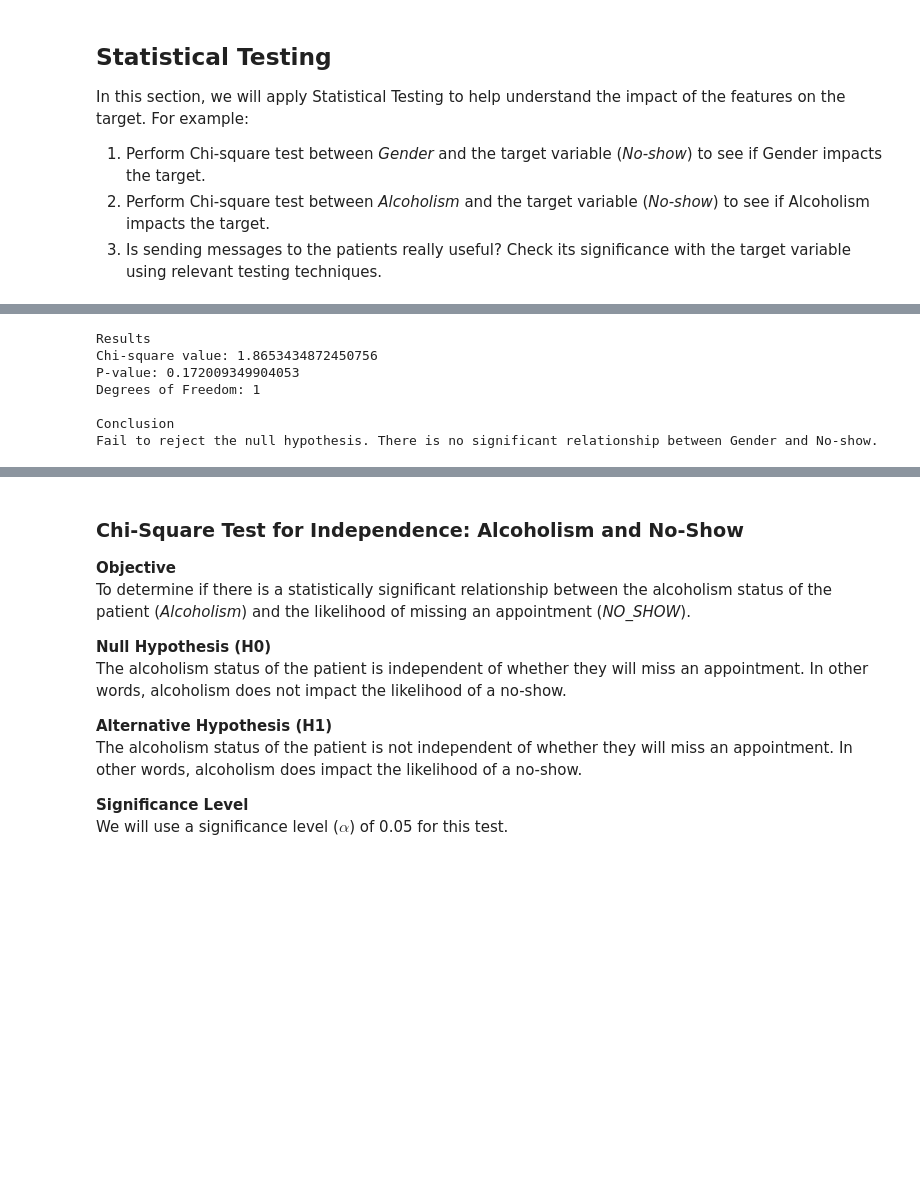
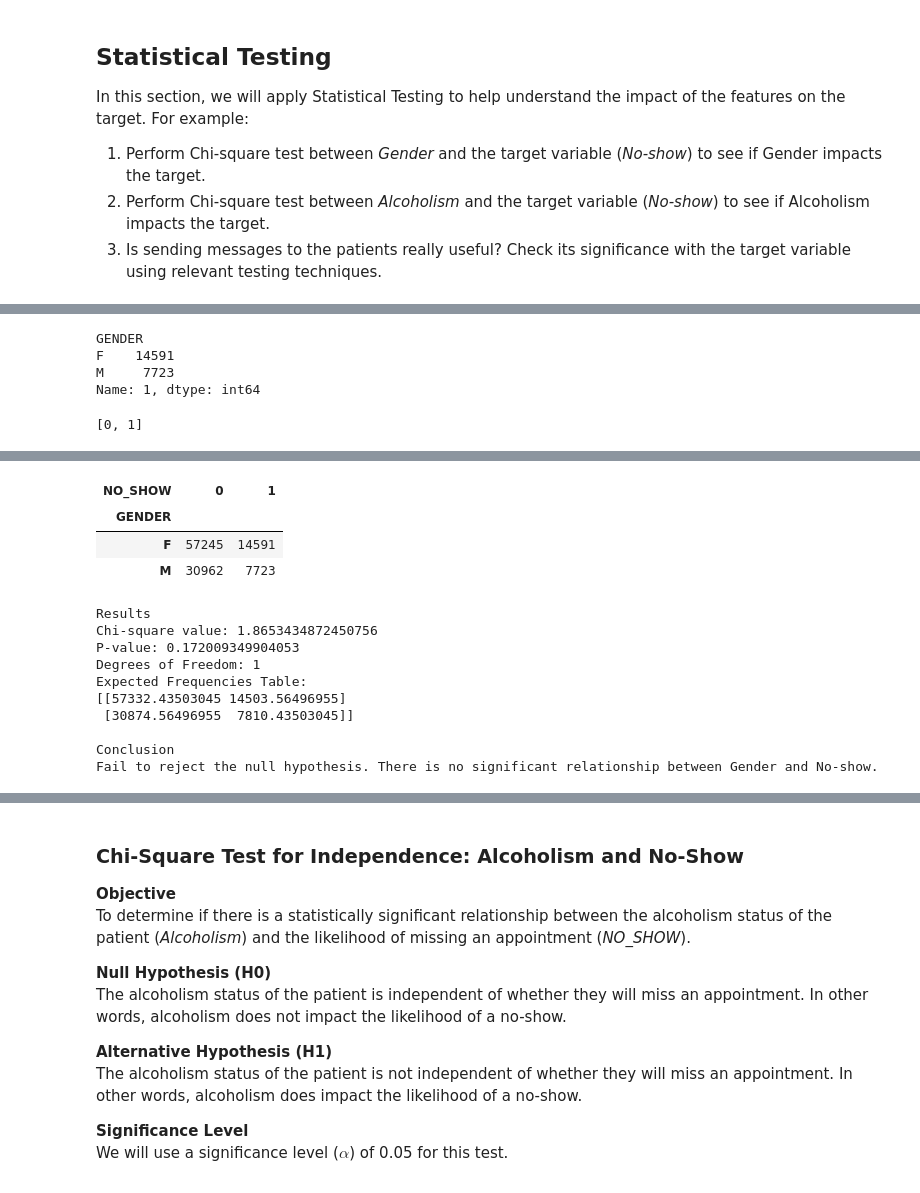
Before and after one commit to makaveli006/Healthcare-Appointment-Absent-Prediction, a Jupyter notebook: 1.Project Notebook.ipynb, the cells around one changed output, grey strips where cells are left out. Drawn from its saved outputs; the diff is of its cells as text; code cells hidden in the pictures; blank space fills up the shorter version.

```diff
--- a/1.Project Notebook.ipynb
+++ b/1.Project Notebook.ipynb
@@ -602,2 +884,13 @@ If the p-value is less than the significance level, we will reject the null hypo
+# %%
+contingency_table_gender[1] # No-Show = 1
+# %% [output]
+GENDER
+F    14591
+M     7723
+Name: 1, dtype: int64
+# %%
+pos
+# %% [output]
+[0, 1]
 # %%
 # Create the contingency table for Gender and NO_SHOW
@@ -629,5 +934,13 @@ plt.show()
 # %% [output]
 [figure]
+# %%
+contingency_table = pd.crosstab(data_pre['GENDER'], data_pre['NO_SHOW'])
+contingency_table
+# %% [output]
+| NO_SHOW | 0 | 1 |
+| GENDER |  |  |
+| F | 57245 | 14591 |
+| M | 30962 | 7723 |
 # %%
 # Create a contingency table
 # This table will show the frequency distribution of no-shows across different genders
@@ -635,16 +948,33 @@ contingency_table = pd.crosstab(data_pre['GENDER'], data_pre['NO_SHOW'])
 
 # Perform the Chi-square test
 chi2, p_value, dof, expected = chi2_contingency(contingency_table)
+# chi2: The Chi-square test statistic.
+# It measures how much the observed counts (actual data)
+# deviate from the expected counts (if Gender and No-Show were independent).
+
+# p_value: The p-value for the test. It tells you the probability of observing a
+# chi-square value as extreme as (or more extreme than)
+# the one calculated, assuming the null hypothesis (independence) is true.
+# If p_value < 0.05, you reject the null hypothesis (there is a significant relationship).
+
+# dof: The degrees of freedom for the test.
+# Calculated as (number of rows - 1) * (number of columns - 1) in the contingency table.
+
+# expected: The expected frequencies table. This is a NumPy array of the expected counts for
+# each cell in the contingency table, assuming the variables are independent.
 
 # Print the results of the Chi-square test
 print("Results")
 print(f"Chi-square value: {chi2}") # The Chi-square statistic
 print(f"P-value: {p_value}") # The p-value of the test
 print(f"Degrees of Freedom: {dof}") # Degrees of freedom
+print("Expected Frequencies Table:")
+print(expected) # The expected frequencies table
 
 
 # Interpret the results based on the p-value and a significance level of 0.05
 alpha = 0.05  # Significance level
+# The value 0.05 is a conventional threshold for statistical significance, known as the significance level (α).
 print("\nConclusion")
 if p_value < alpha:
     print("Reject the null hypothesis. There is a significant relationship between Gender and No-show.")
@@ -655,6 +985,9 @@ Results
 Chi-square value: 1.8653434872450756
 P-value: 0.172009349904053
 Degrees of Freedom: 1
+Expected Frequencies Table:
+[[57332.43503045 14503.56496955]
+ [30874.56496955  7810.43503045]]
 
 Conclusion
 Fail to reject the null hypothesis. There is no significant relationship between Gender and No-show.
```
Also changed, not shown: parts of 63 cells of this notebook, 15 other files.
